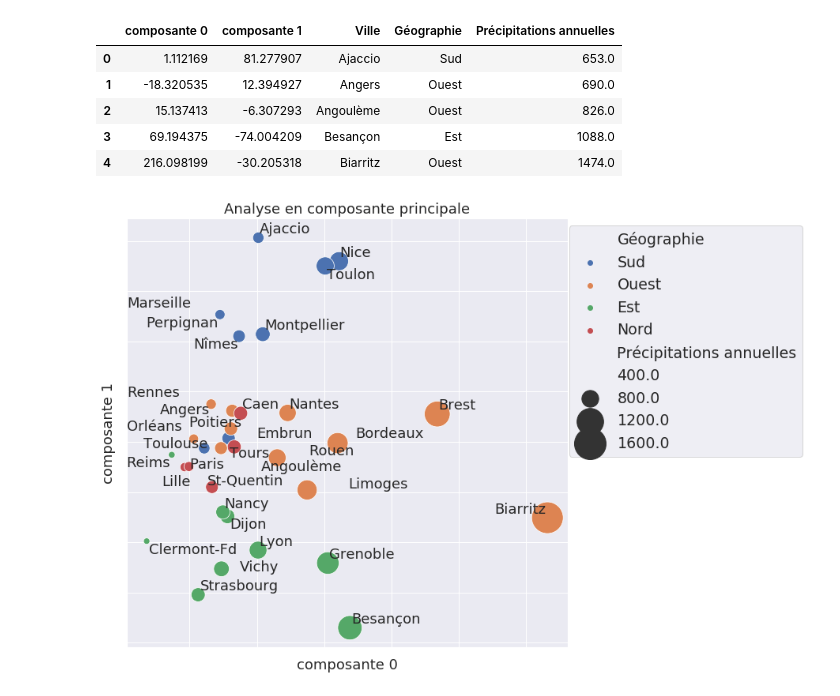
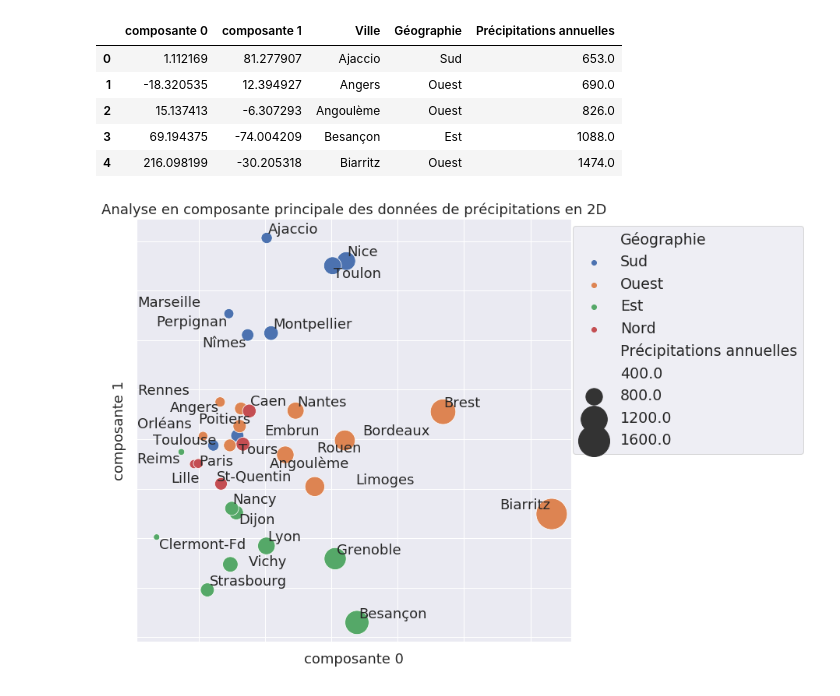
Before and after one commit to campusplage/compte-rendus-pellegrin-nagaratnam, a Jupyter notebook: TP2_sklearn.ipynb, the cells around one changed output. Cells and saved outputs as stored; diff of their text form; code cells hidden in the pictures.

```diff
--- a/TP2_sklearn.ipynb
+++ b/TP2_sklearn.ipynb
@@ -486,23 +474,23 @@ from adjustText import adjust_text
 # %%
 g = sns.scatterplot(x='composante 0',
                 y='composante 1',
                 size='Précipitations annuelles',
                 sizes=(0,1600),
                 data=data_pca,
                 hue='Géographie')
 
 # on agrandit la figure, on annote...
 g.figure.set_size_inches(10,10)
 ax = plt.gca()
 texts = []
 for i, (text_x,text_y) in enumerate(data_pca.iloc[:,:2].to_numpy()):
   texts.append(ax.annotate(data_pca.Ville[i], (text_x,text_y)))
 adjust_text(texts)
 
 ## on supprime les informations sur les axes, on rajout un titre et une légende
 plt.gca().set_yticklabels([])
 plt.gca().set_xticklabels([])
-plt.title('Analyse en composante principale');
+plt.title('Analyse en composante principale des données de précipitations en 2D');
 plt.gca().legend(prop={'size': 19}, bbox_to_anchor=(1.55, 1.0));
 # %% [output]
-[figure, old version]
+[figure, new version]
```
Also changed, not shown: parts of 4 cells of this notebook.
